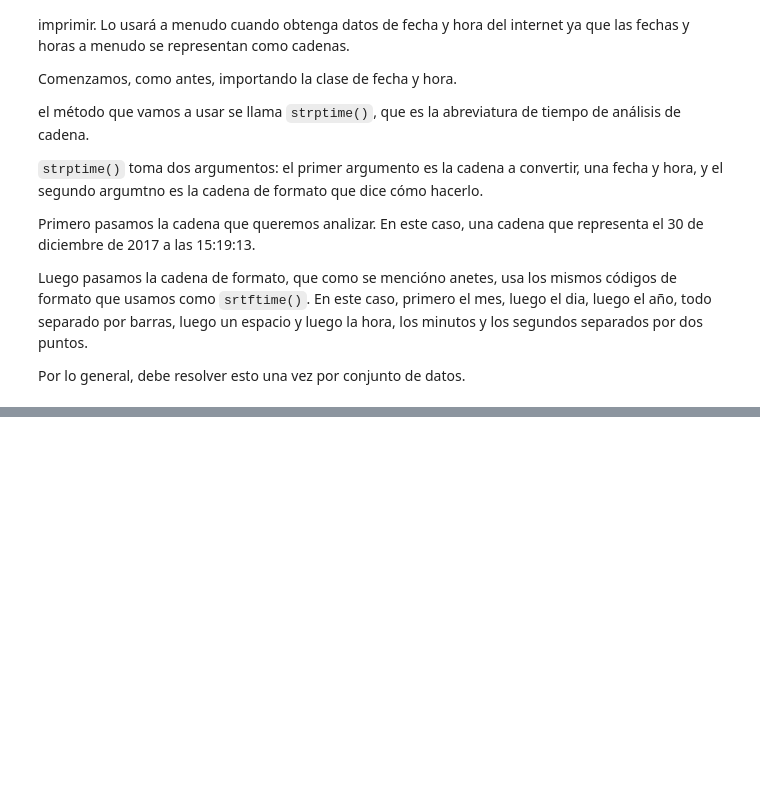
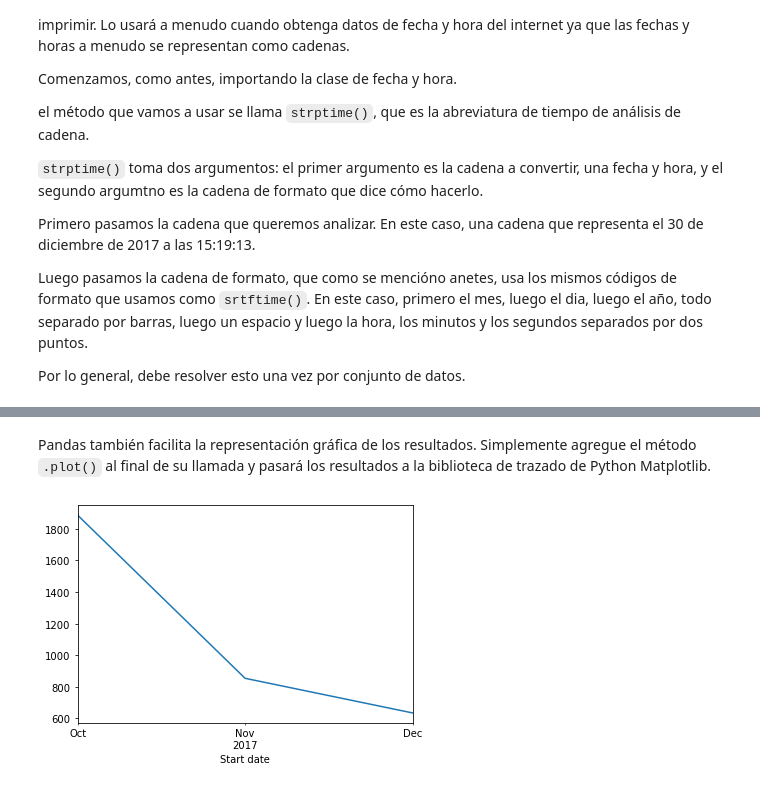
Before and after one commit to FernandoGeronimo834/Apuntes-de-Cursos, a Jupyter notebook: DataCamp/DataScience_2.0.ipynb, the cells around one changed output, grey strips where cells are left out. Drawn from its saved outputs; the diff is of its cells as text; code cells hidden in the pictures; blank space fills up the shorter version.

```diff
--- a/DataCamp/DataScience_2.0.ipynb
+++ b/DataCamp/DataScience_2.0.ipynb
@@ -3707,0 +4059,3 @@ Ahora, si nos ajustamos a UTC con `astimezone(timezone.utc)`, cambiamos tanto el
+# %%
+rides = pd.read_csv('./datasets/capital-onebike.csv',
+                    parse_dates = ['Start date', 'End date'])
@@ -3707,0 +4064,2 @@ Ahora, si nos ajustamos a UTC con `astimezone(timezone.utc)`, cambiamos tanto el
+# %%
+rides['Start date'] = pd.to_datetime(rides['Start date'], format = '%Y-%m-%d %H:%M:%S')
@@ -3707,0 +4082,2 @@ Ahora, si nos ajustamos a UTC con `astimezone(timezone.utc)`, cambiamos tanto el
+# %%
+rides['Duration'] = rides['End date'] - rides['Start date']
@@ -3707,0 +4175,4 @@ Ahora, si nos ajustamos a UTC con `astimezone(timezone.utc)`, cambiamos tanto el
+# %%
+rides['Duration seconds'] = rides['Duration'].dt.total_seconds()
+print(min(rides['Duration seconds'])) # Este resultado es por que se realizo un cambio de horario, por el horario de verano
+rides.head(3)
@@ -3707,0 +4241,14 @@ Ahora, si nos ajustamos a UTC con `astimezone(timezone.utc)`, cambiamos tanto el
+# %% [markdown]
+Pandas también facilita la representación gráfica de los resultados. Simplemente agregue el método `.plot()` al final de su llamada y pasará los resultados a la biblioteca de trazado de Python Matplotlib.
+# %%
+import matplotlib.pyplot as plt
+
+rides\
+.resample('M', on = 'Start date')\
+['Duration seconds']\
+.mean()\
+.plot()
+
+plt.show()
+# %% [output]
+[figure, added]
```
Also changed, not shown: parts of 151 cells of this notebook, 8 other files.
